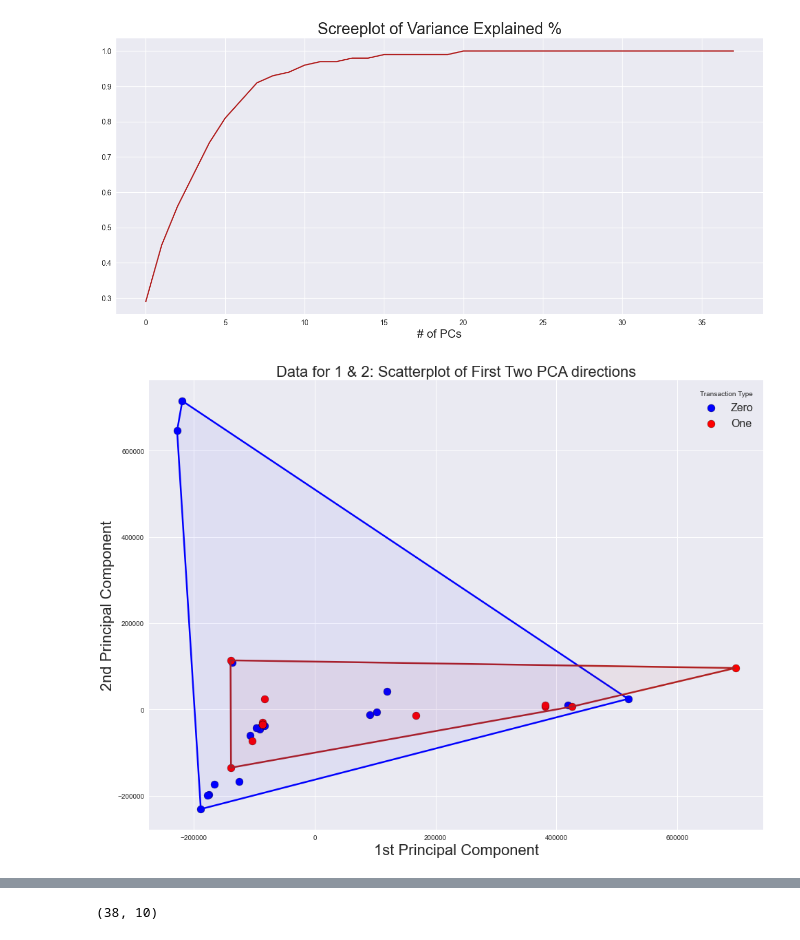
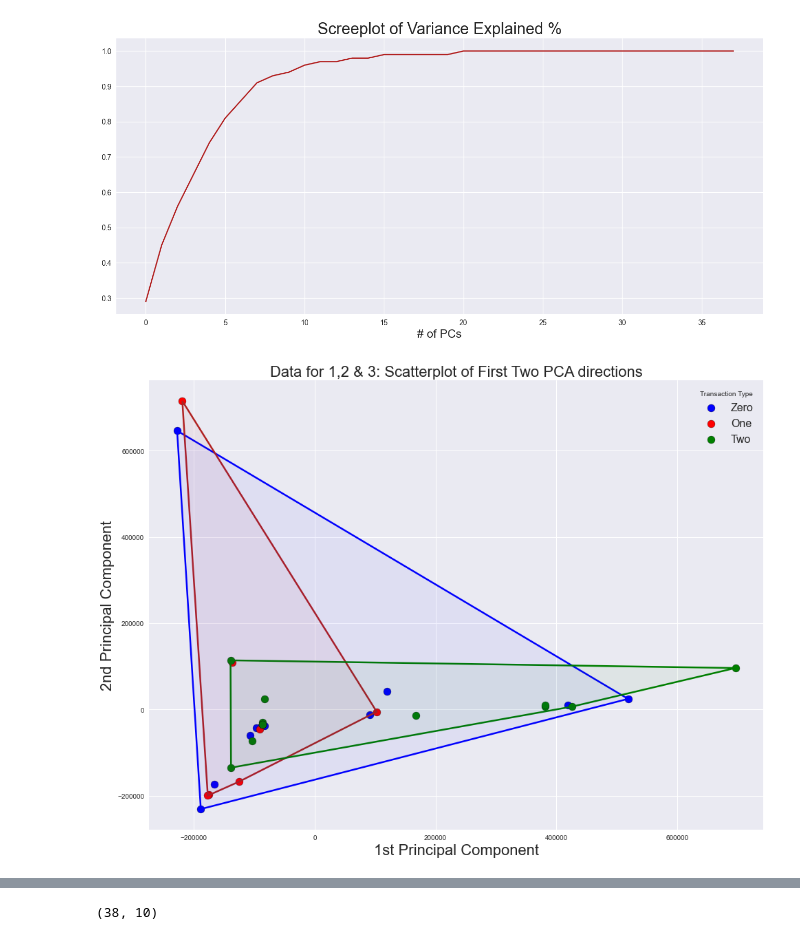
Before and after one commit to Sebarz98/pd_sleep, a Jupyter notebook: PCA&ICA.ipynb, the cells around one changed output, grey strips where cells are left out. Drawn from its saved outputs; the diff is of its cells as text; code cells hidden in the pictures.

```diff
--- a/PCA&ICA.ipynb
+++ b/PCA&ICA.ipynb
@@ -59,7 +59,7 @@ for column in df.columns:
         df[column] =df[column].astype("float")
 
 X = df.loc[:, df.columns.drop(["Subjectt","Age", "Sex", "Chr", "PD", "PSQI"])]
-#y = df.pop("PD")
+y = df.pop("Chr")
 # %%
 #pca = PCA(n_components=0.95)
 #df_pca = pca.fit_transform(X)
@@ -129,29 +129,33 @@ def encircle(x,y, ax=None, **kw):
 # %%
 # Scatterplot against PC1 and PC2
 fig, ax = plt.subplots(1,1, figsize=(16,12))
 
 # Row masks for each category
 rows_0 = y==0;
 rows_1 = y==1;
+rows_2 = y==2;
 
 # Plot
 ax.scatter(df_pca.loc[rows_0.tolist(), 1], df_pca.loc[rows_0.tolist(), 2], c='blue', edgecolor='k', s=120, label='Zero')
 ax.scatter(df_pca.loc[rows_1.tolist(), 1], df_pca.loc[rows_1.tolist(), 2], c='red', edgecolor='k', s=120, label='One')
+ax.scatter(df_pca.loc[rows_2.tolist(), 1], df_pca.loc[rows_2.tolist(), 2], c='green', edgecolor='k', s=120, label='Two')
 
 # Encircle the boundaries
 encircle(df_pca.loc[rows_0.tolist(), 1], df_pca.loc[rows_0.tolist(), 2], ec="blue", fc="none", linewidth=2.5)
 encircle(df_pca.loc[rows_1.tolist(), 1], df_pca.loc[rows_1.tolist(), 2], ec="firebrick", fc="none", linewidth=2.5)
+encircle(df_pca.loc[rows_2.tolist(), 1], df_pca.loc[rows_2.tolist(), 2], ec="green", fc="none", linewidth=2.5)
 
 # Shading
 encircle(df_pca.loc[rows_1.tolist(), 1], df_pca.loc[rows_1.tolist(), 2], ec="k", fc="firebrick", alpha=0.05)
 encircle(df_pca.loc[rows_0.tolist(), 1], df_pca.loc[rows_0.tolist(), 2], ec="k", fc="blue", alpha=0.05)
+encircle(df_pca.loc[rows_2.tolist(), 1], df_pca.loc[rows_2.tolist(), 2], ec="k", fc="green", alpha=0.05)
 
 # Labels
-ax.set_title("Data for 1 & 2: Scatterplot of First Two PCA directions", fontsize=22)
+ax.set_title("Data for 1,2 & 3: Scatterplot of First Two PCA directions", fontsize=22)
 ax.set_xlabel("1st Principal Component", fontsize=22)
 ax.set_ylabel("2nd Principal Component", fontsize=22)
 ax.legend(loc='best', title='Transaction Type', fontsize=16)
 plt.show();
 # %% [output]
-[figure, old version]
+[figure, new version]
 # %%
```
Also changed, not shown: parts of 3 cells of this notebook.
